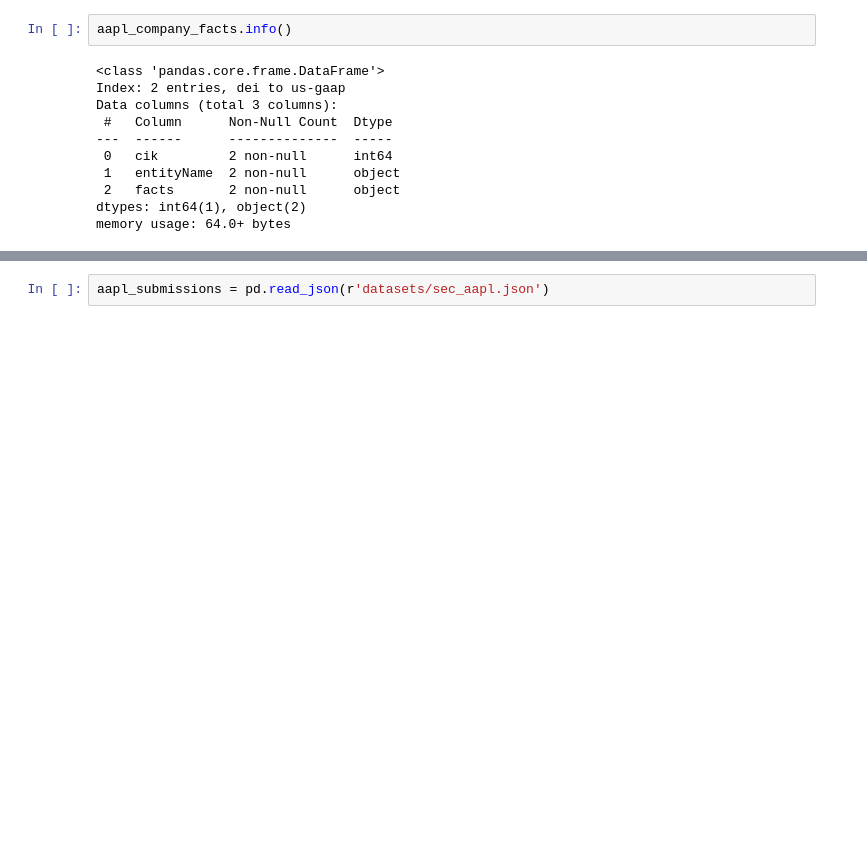
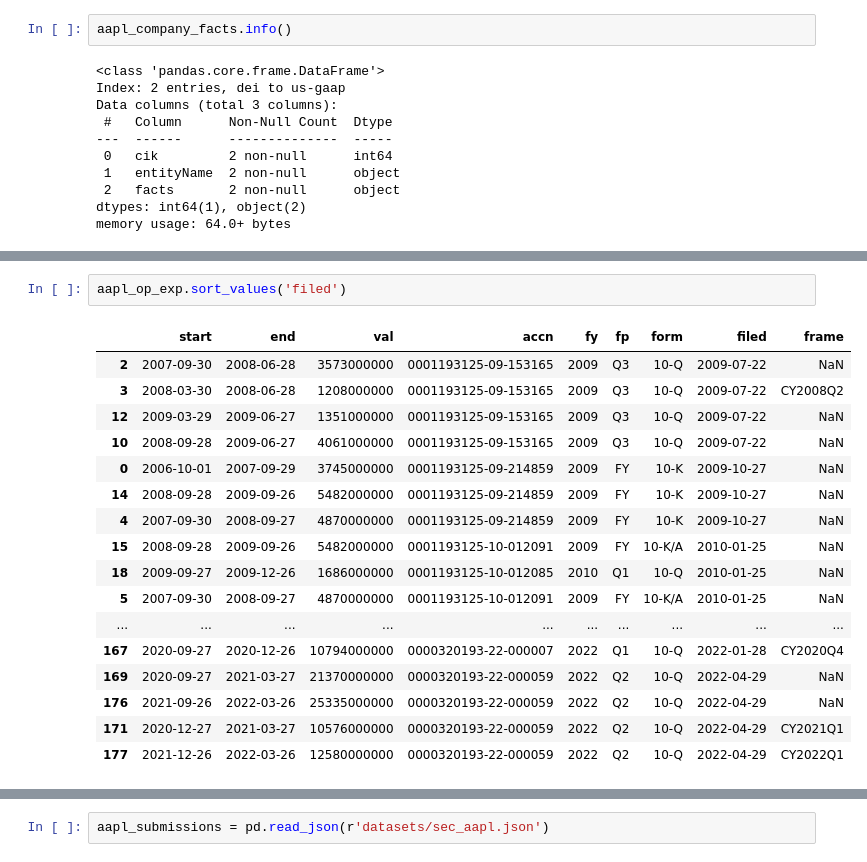
Before and after one commit to AlgoTech-Capital-Management/AlgoSeekNotebooks, a Jupyter notebook: 1_Introduction.ipynb, the cells around one changed output, grey strips where cells are left out. Drawn from its saved outputs; the diff is of its cells as text; blank space fills up the shorter version.

```diff
--- a/1_Introduction.ipynb
+++ b/1_Introduction.ipynb
@@ -439,0 +642,20 @@ aapl_company_facts.iloc['facts']['us-gaap'].keys()
+# %%
+aapl_op_exp.sort_values('filed')
+# %% [output]
+|  | start | end | val | accn | fy | fp | form | filed | frame |
+| 2 | 2007-09-30 | 2008-06-28 | 3573000000 | 0001193125-09-153165 | 2009 | Q3 | 10-Q | 2009-07-22 | NaN |
+| 3 | 2008-03-30 | 2008-06-28 | 1208000000 | 0001193125-09-153165 | 2009 | Q3 | 10-Q | 2009-07-22 | CY2008Q2 |
+| 12 | 2009-03-29 | 2009-06-27 | 1351000000 | 0001193125-09-153165 | 2009 | Q3 | 10-Q | 2009-07-22 | NaN |
+| 10 | 2008-09-28 | 2009-06-27 | 4061000000 | 0001193125-09-153165 | 2009 | Q3 | 10-Q | 2009-07-22 | NaN |
+| 0 | 2006-10-01 | 2007-09-29 | 3745000000 | 0001193125-09-214859 | 2009 | FY | 10-K | 2009-10-27 | NaN |
+| 14 | 2008-09-28 | 2009-09-26 | 5482000000 | 0001193125-09-214859 | 2009 | FY | 10-K | 2009-10-27 | NaN |
+| 4 | 2007-09-30 | 2008-09-27 | 4870000000 | 0001193125-09-214859 | 2009 | FY | 10-K | 2009-10-27 | NaN |
+| 15 | 2008-09-28 | 2009-09-26 | 5482000000 | 0001193125-10-012091 | 2009 | FY | 10-K/A | 2010-01-25 | NaN |
+| 18 | 2009-09-27 | 2009-12-26 | 1686000000 | 0001193125-10-012085 | 2010 | Q1 | 10-Q | 2010-01-25 | NaN |
+| 5 | 2007-09-30 | 2008-09-27 | 4870000000 | 0001193125-10-012091 | 2009 | FY | 10-K/A | 2010-01-25 | NaN |
+| ... | ... | ... | ... | ... | ... | ... | ... | ... | ... |
+| 167 | 2020-09-27 | 2020-12-26 | 10794000000 | 0000320193-22-000007 | 2022 | Q1 | 10-Q | 2022-01-28 | CY2020Q4 |
+| 169 | 2020-09-27 | 2021-03-27 | 21370000000 | 0000320193-22-000059 | 2022 | Q2 | 10-Q | 2022-04-29 | NaN |
+| 176 | 2021-09-26 | 2022-03-26 | 25335000000 | 0000320193-22-000059 | 2022 | Q2 | 10-Q | 2022-04-29 | NaN |
+| 171 | 2020-12-27 | 2021-03-27 | 10576000000 | 0000320193-22-000059 | 2022 | Q2 | 10-Q | 2022-04-29 | CY2021Q1 |
+| 177 | 2021-12-26 | 2022-03-26 | 12580000000 | 0000320193-22-000059 | 2022 | Q2 | 10-Q | 2022-04-29 | CY2022Q1 |
```
Also changed, not shown: parts of 28 cells of this notebook, 2 other files.
